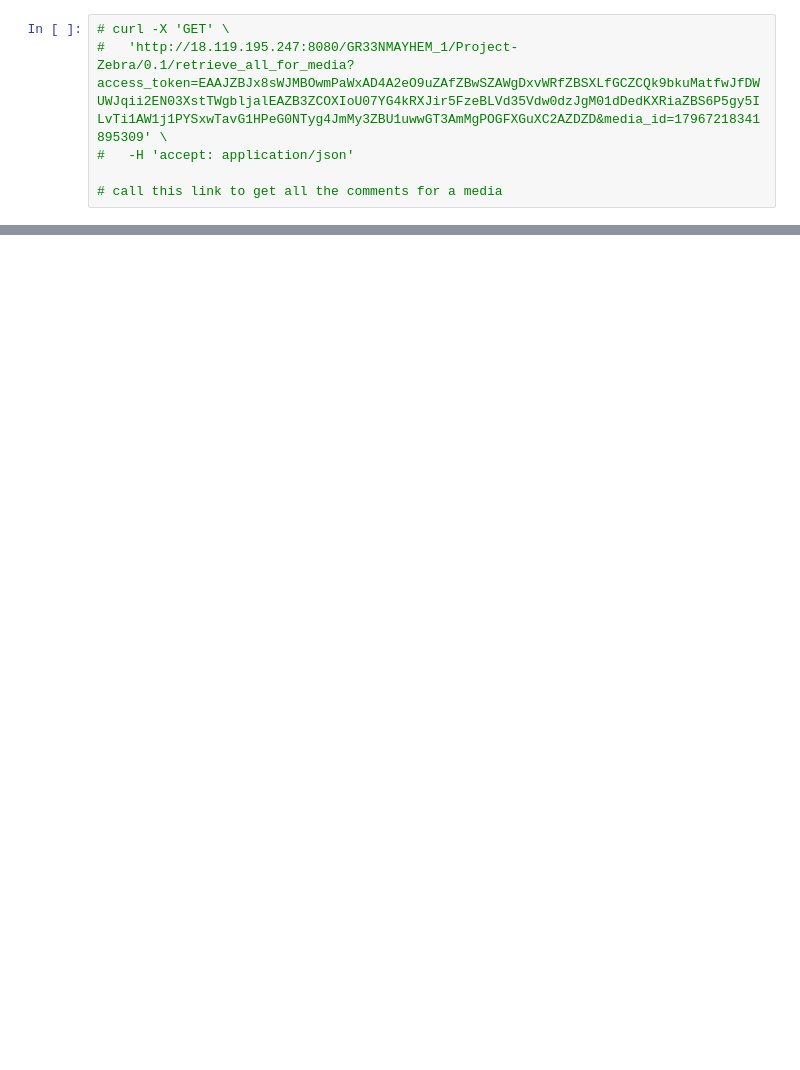
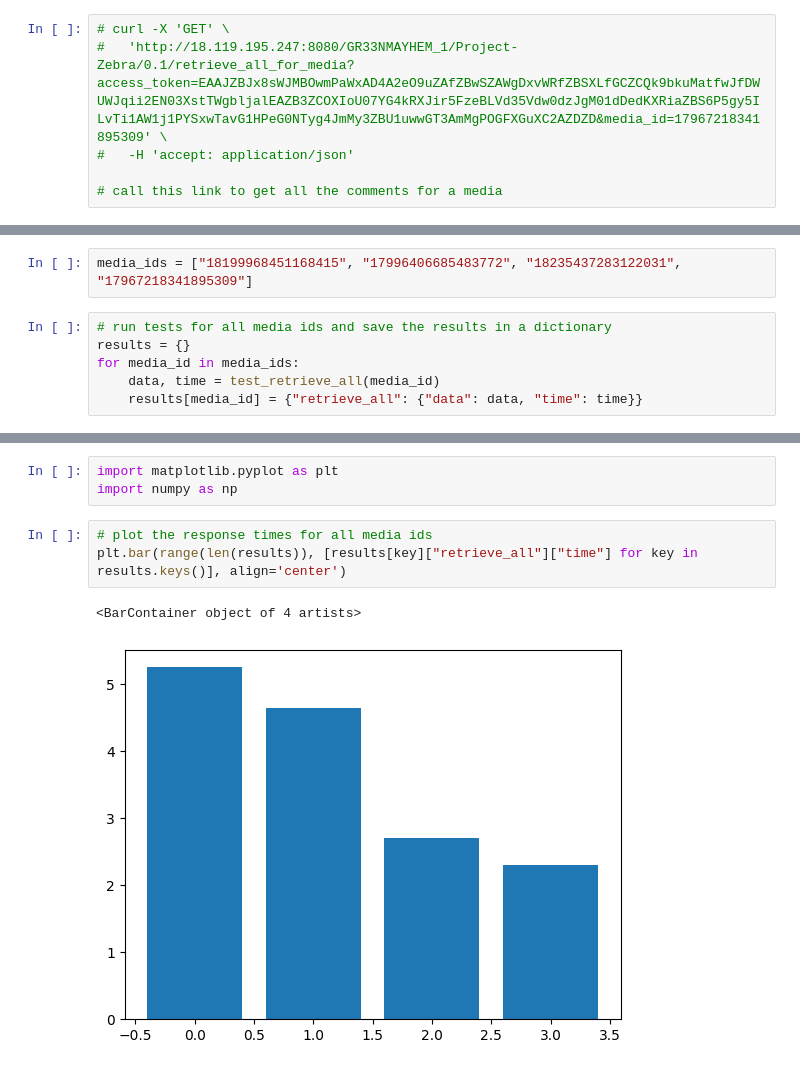
Before and after one commit to Gr33nMayhem/Cloud-Programming-Zebra, a Jupyter notebook: test_notebooks/response_time_test.ipynb, the cells around one changed output, grey strips where cells are left out. Cells and saved outputs as stored; diff of their text form; blank space fills up the shorter version.

Commit message:
Added Test and removed print statements

```diff
--- a/test_notebooks/response_time_test.ipynb
+++ b/test_notebooks/response_time_test.ipynb
@@ -35,0 +81,8 @@ An error occurred: No connection adapters were found for "'http://18.119.195.247
+# %%
+media_ids = ["18199968451168415", "17996406685483772", "18235437283122031", "17967218341895309"]
+# %%
+# run tests for all media ids and save the results in a dictionary
+results = {}
+for media_id in media_ids:
+    data, time = test_retrieve_all(media_id)
+    results[media_id] = {"retrieve_all": {"data": data, "time": time}}
@@ -35,0 +98,9 @@ An error occurred: No connection adapters were found for "'http://18.119.195.247
+# %%
+import matplotlib.pyplot as plt
+import numpy as np
+# %%
+# plot the response times for all media ids
+plt.bar(range(len(results)), [results[key]["retrieve_all"]["time"] for key in results.keys()], align='center')
+# %% [output]
+<BarContainer object of 4 artists>
+[figure, added]
```
Also changed, not shown: parts of 5 cells of this notebook, 3 other files.
